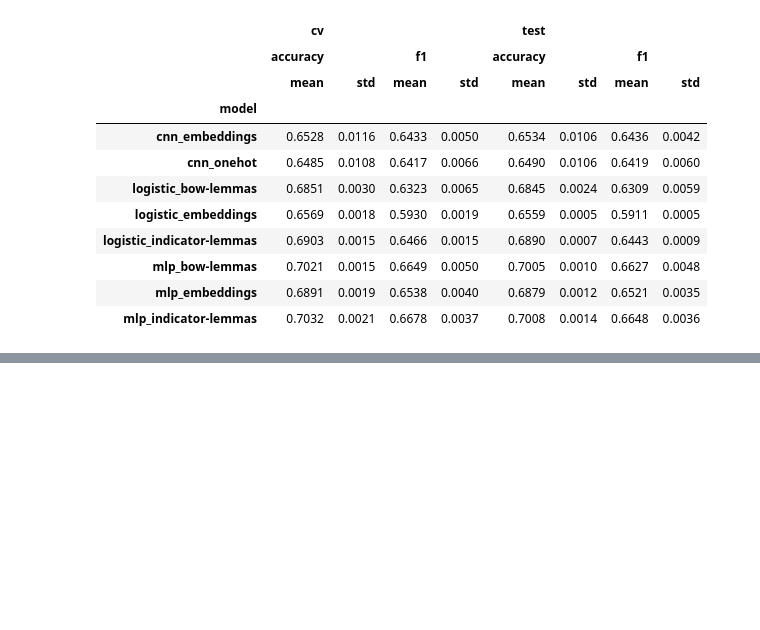
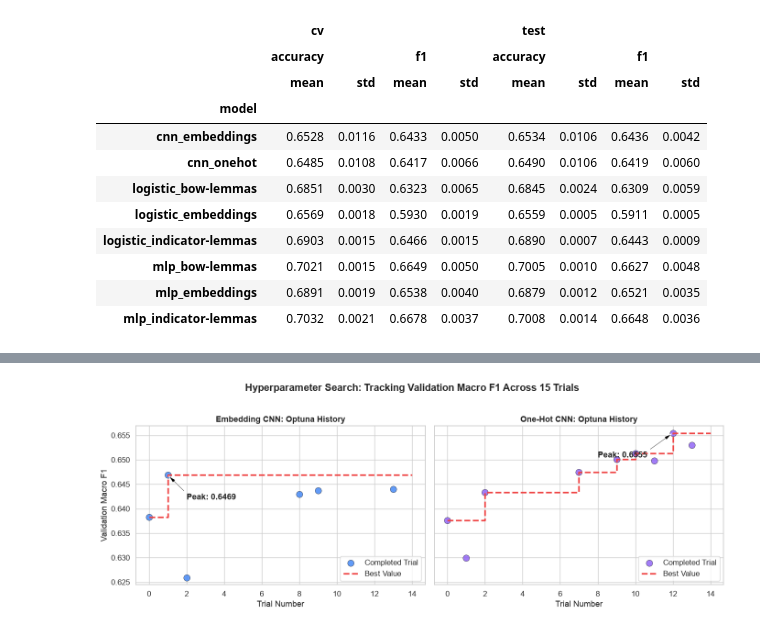
Before and after one commit to chrisfeltner/nlp-project, a Jupyter notebook: bow-cnn-2-classes.ipynb, the cells around one changed output, grey strips where cells are left out. Saved outputs shown, nothing was run; the diff lists cells and outputs as text; code cells hidden in the pictures; blank space fills up the shorter version.

```diff
--- a/bow-cnn-2-classes.ipynb
+++ b/bow-cnn-2-classes.ipynb
@@ -834,0 +896,94 @@ majority-class baseline: accuracy 0.6210, macro F1 0.3831
+# %%
+import numpy as np
+import pandas as pd
+import matplotlib.pyplot as plt
+import seaborn as sns
+
+# ---------------------------------------------------------
+# 1. LOAD ACTUAL OPTUNA LOG DATA
+# ---------------------------------------------------------
+
+# Embedding CNN Data (15 Trials)
+trials = np.arange(15)
+emb_f1 = [
+    0.638233, 0.646870, 0.625942, np.nan, np.nan, np.nan, np.nan, np.nan,
+    0.643005, 0.643676, np.nan, np.nan, np.nan, 0.643970, np.nan
+]
+
+# One-Hot CNN Data (15 Trials)
+onehot_f1 = [
+    0.637647, 0.629889, 0.643313, np.nan, np.nan, np.nan, np.nan, 0.647441,
+    np.nan, 0.650108, 0.651347, 0.649810, 0.655466, 0.652971, np.nan
+]
+
+def calculate_best_history(f1_scores):
+    """Calculates the cumulative best score up to each trial."""
+    best_history = []
+    current_best = np.nan
+    for score in f1_scores:
+        if not np.isnan(score):
+            if np.isnan(current_best) or score > current_best:
+                current_best = score
+        best_history.append(current_best)
+    return best_history
+
+emb_best = calculate_best_history(emb_f1)
+onehot_best = calculate_best_history(onehot_f1)
+
+# Combine into DataFrames for Seaborn
+df_emb = pd.DataFrame({"Trial": trials, "Macro F1": emb_f1, "Best F1": emb_best, "Model": "Embedding CNN"})
+df_onehot = pd.DataFrame({"Trial": trials, "Macro F1": onehot_f1, "Best F1": onehot_best, "Model": "One-Hot CNN"})
+
+# ---------------------------------------------------------
+# 2. PLOT THE OPTIMIZATION HISTORY
+# ---------------------------------------------------------
+
+sns.set_theme(style="whitegrid", font_scale=1.1)
+fig, (ax1, ax2) = plt.subplots(1, 2, figsize=(14, 5), sharey=True)
+
+# Define aesthetics
+scatter_kws = {"s": 100, "alpha": 0.8, "edgecolor": "black", "linewidth": 0.5}
+line_kws = {"linewidth": 2.5, "linestyle": "--", "drawstyle": "steps-post"}
+
+# --- Plot A: Embedding CNN ---
+sns.scatterplot(data=df_emb, x="Trial", y="Macro F1", color="#3b82f6", label="Completed Trial", ax=ax1, **scatter_kws)
+ax1.plot(df_emb["Trial"], df_emb["Best F1"], color="#ef4444", label="Best Value", **line_kws)
+ax1.set_title("Embedding CNN: Optuna History", fontweight="bold")
+ax1.set_xlabel("Trial Number")
+ax1.set_ylabel("Validation Macro F1")
+ax1.set_xticks(range(0, 16, 2))
+ax1.legend(loc="lower right")
+
+# Annotate Best Embedding Score
+best_emb_idx = 1
+ax1.annotate(
+    f"Peak: {emb_f1[best_emb_idx]:.4f}",
+    xy=(best_emb_idx, emb_f1[best_emb_idx]),
+    xytext=(best_emb_idx + 1, emb_f1[best_emb_idx] - 0.005),
+    arrowprops=dict(facecolor='black', shrink=0.05, width=1.5, headwidth=6),
+    fontweight="bold"
+)
+
+# --- Plot B: One-Hot CNN ---
+sns.scatterplot(data=df_onehot, x="Trial", y="Macro F1", color="#8b5cf6", label="Completed Trial", ax=ax2, **scatter_kws)
+ax2.plot(df_onehot["Trial"], df_onehot["Best F1"], color="#ef4444", label="Best Value", **line_kws)
+ax2.set_title("One-Hot CNN: Optuna History", fontweight="bold")
+ax2.set_xlabel("Trial Number")
+ax2.set_xticks(range(0, 16, 2))
+ax2.legend(loc="lower right")
+
+# Annotate Best One-Hot Score
+best_oh_idx = 12
+ax2.annotate(
+    f"Peak: {onehot_f1[best_oh_idx]:.4f}",
+    xy=(best_oh_idx, onehot_f1[best_oh_idx]),
+    xytext=(best_oh_idx - 4, onehot_f1[best_oh_idx] - 0.005),
+    arrowprops=dict(facecolor='black', shrink=0.05, width=1.5, headwidth=6),
+    fontweight="bold"
+)
+
+plt.suptitle("Hyperparameter Search: Tracking Validation Macro F1 Across 15 Trials", fontweight="bold", fontsize=16, y=1.02)
+plt.tight_layout()
+plt.show()
+# %% [output]
+[figure, added]
```
Also changed, not shown: parts of 2 cells of this notebook.
